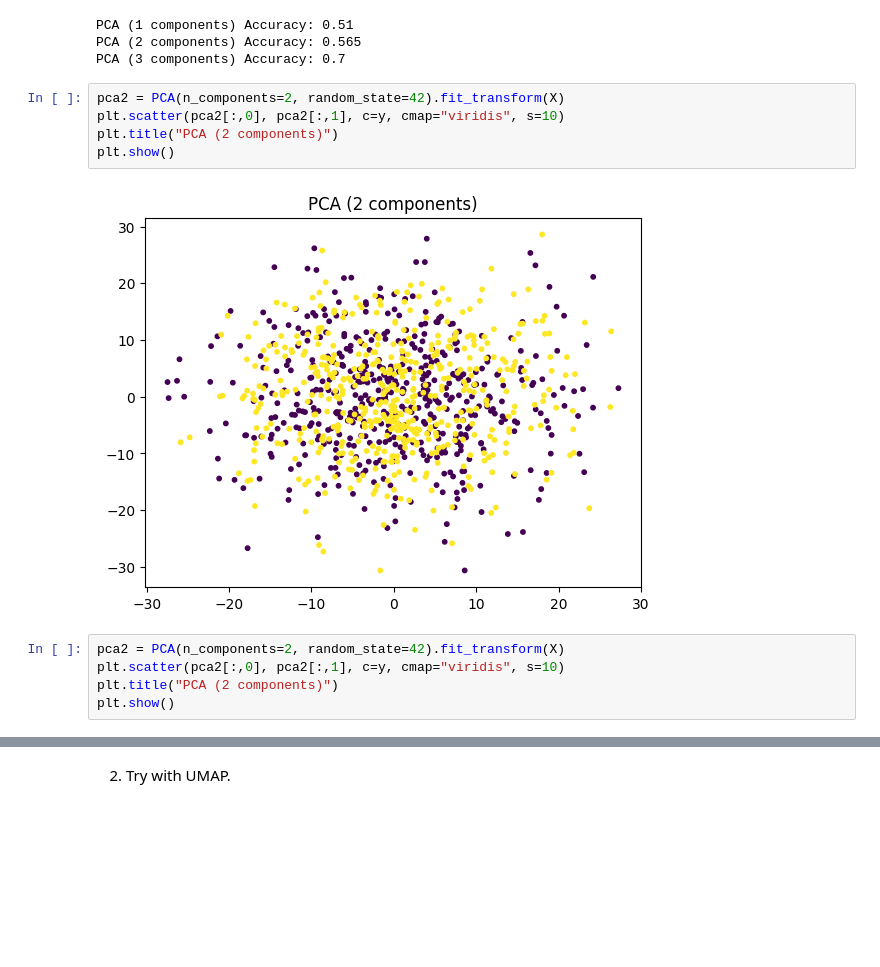
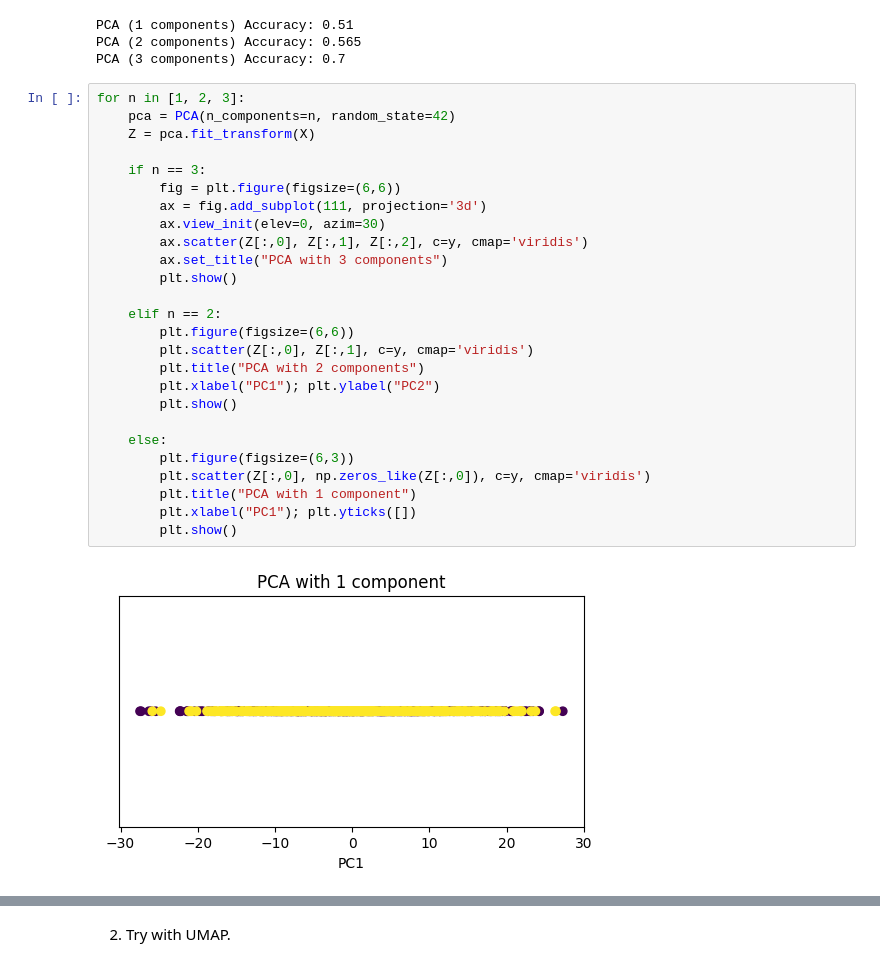
Before and after one commit to SU-IST707-FS25/week-4-materials-zseidel18, a Jupyter notebook: assignment.ipynb, the cells around one changed output, grey strips where cells are left out. Drawn from its saved outputs; the diff is of its cells as text; blank space fills up the shorter version.

```diff
--- a/assignment.ipynb
+++ b/assignment.ipynb
@@ -344,15 +342,31 @@ for n_comp in [1, 2, 3]:
 PCA (1 components) Accuracy: 0.51
 PCA (2 components) Accuracy: 0.565
 PCA (3 components) Accuracy: 0.7
-# %%
-pca2 = PCA(n_components=2, random_state=42).fit_transform(X)
-plt.scatter(pca2[:,0], pca2[:,1], c=y, cmap="viridis", s=10)
-plt.title("PCA (2 components)")
-plt.show()
-# %% [output]
-[figure, removed]
-# %%
-pca2 = PCA(n_components=2, random_state=42).fit_transform(X)
-plt.scatter(pca2[:,0], pca2[:,1], c=y, cmap="viridis", s=10)
-plt.title("PCA (2 components)")
-plt.show()
+# %%
+for n in [1, 2, 3]:
+    pca = PCA(n_components=n, random_state=42)
+    Z = pca.fit_transform(X)
+
+    if n == 3:
+        fig = plt.figure(figsize=(6,6))
+        ax = fig.add_subplot(111, projection='3d')
+        ax.view_init(elev=0, azim=30)
+        ax.scatter(Z[:,0], Z[:,1], Z[:,2], c=y, cmap='viridis')
+        ax.set_title("PCA with 3 components")
+        plt.show()
+
+    elif n == 2:
+        plt.figure(figsize=(6,6))
+        plt.scatter(Z[:,0], Z[:,1], c=y, cmap='viridis')
+        plt.title("PCA with 2 components")
+        plt.xlabel("PC1"); plt.ylabel("PC2")
+        plt.show()
+
+    else:
+        plt.figure(figsize=(6,3))
+        plt.scatter(Z[:,0], np.zeros_like(Z[:,0]), c=y, cmap='viridis')
+        plt.title("PCA with 1 component")
+        plt.xlabel("PC1"); plt.yticks([])
+        plt.show()
+# %% [output]
+[figure, added]
```
Also changed, not shown: parts of 9 cells of this notebook.
